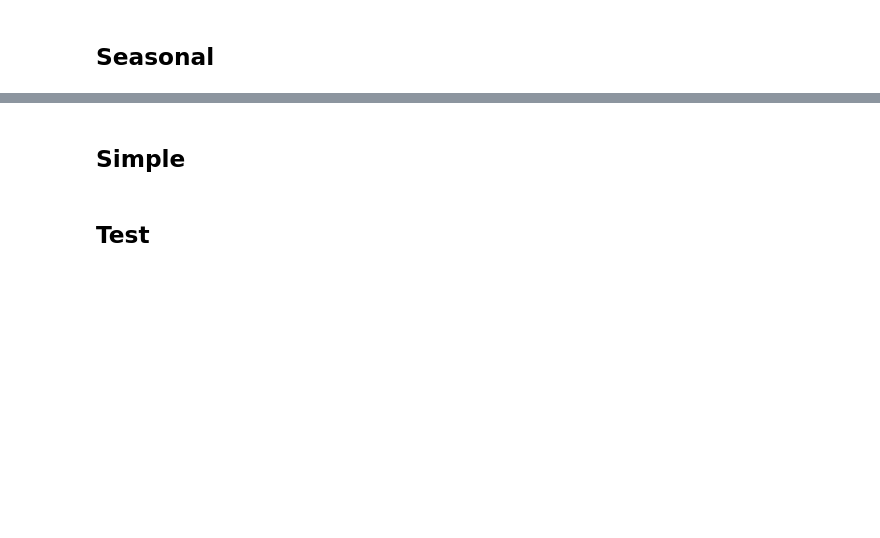
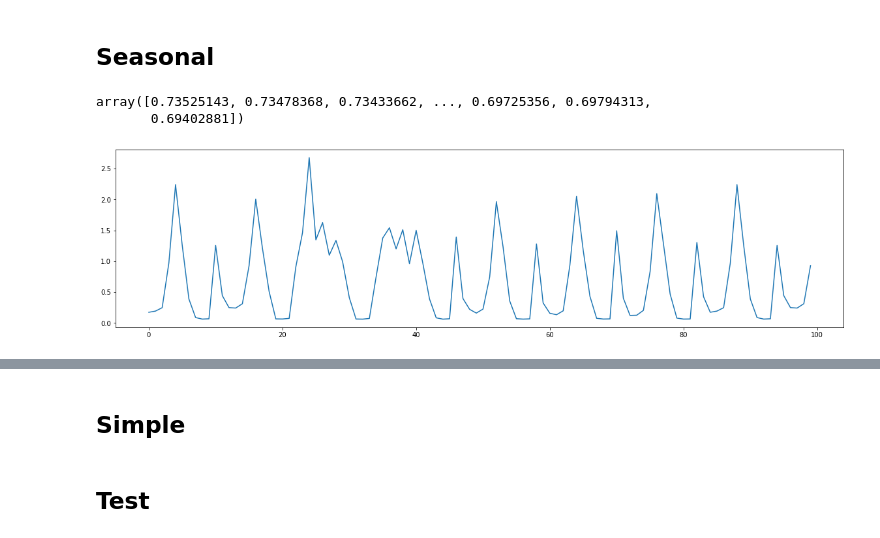
Before and after one commit to jurek1029/HouseholdEnergyPredictor, a Jupyter notebook: Load Prediction/ExpSmoothing.ipynb, the cells around one changed output, grey strips where cells are left out. Cells and saved outputs as stored; diff of their text form; code cells hidden in the pictures; blank space fills up the shorter version.

```diff
--- a/Load Prediction/ExpSmoothing.ipynb
+++ b/Load Prediction/ExpSmoothing.ipynb
@@ -55,3 +55,15 @@ model = ExponentialSmoothing(
 pred = model.predict(start=trainLen,end=trainLen+predLen-1).reshape(-1,1)
 # %%
 prev = model.predict(start=0,end=trainLen).reshape(-1,1)
+# %%
+model.level
+# %% [output]
+array([0.73525143, 0.73478368, 0.73433662, ..., 0.69725356, 0.69794313,
+       0.69402881])
+# %%
+x = model.predict(start=trainLen+1,end=trainLen+100)
+plt.plot(x)
+with open('Results/expsmootPred100.npy','wb') as f:
+    np.save(f,x)
+# %% [output]
+[figure, added]
```
Also changed, not shown: parts of 2 cells of this notebook, 2 other files.
